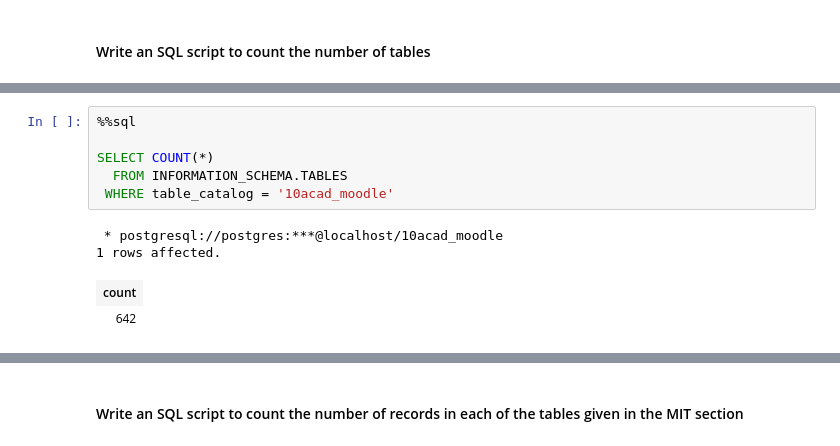
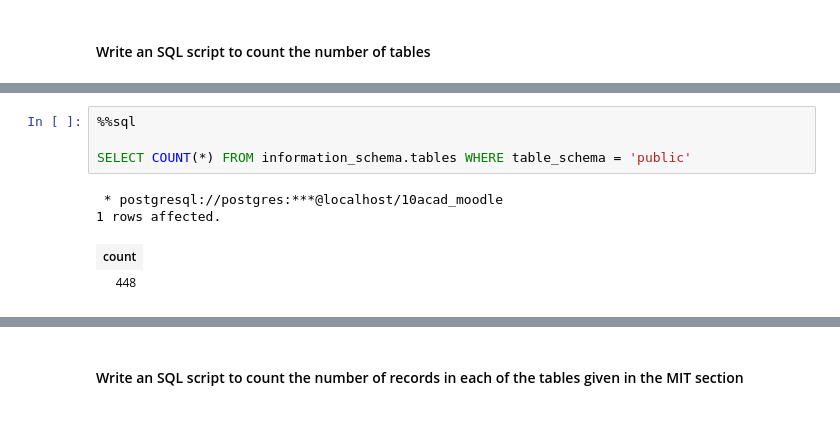
Before and after one commit to tijesunimiolashore/Educational-Data-Log-Analysis, a Jupyter notebook: Educational_Data_Analysis.ipynb, the cells around one changed output, grey strips where cells are left out. Saved outputs shown, nothing was run; the diff lists cells and outputs as text.

```diff
--- a/Educational_Data_Analysis.ipynb
+++ b/Educational_Data_Analysis.ipynb
@@ -41,11 +85,9 @@ from sqlalchemy import create_engine
 # %%
 %%sql
 
-SELECT COUNT(*)
-  FROM INFORMATION_SCHEMA.TABLES
- WHERE table_catalog = '10acad_moodle'
+SELECT COUNT(*) FROM information_schema.tables WHERE table_schema = 'public'
 # %% [output]
  * postgresql://postgres:***@localhost/10acad_moodle
 1 rows affected.
 | count |
-| 642 |
+| 448 |
```
Also changed, not shown: parts of 32 cells of this notebook.
